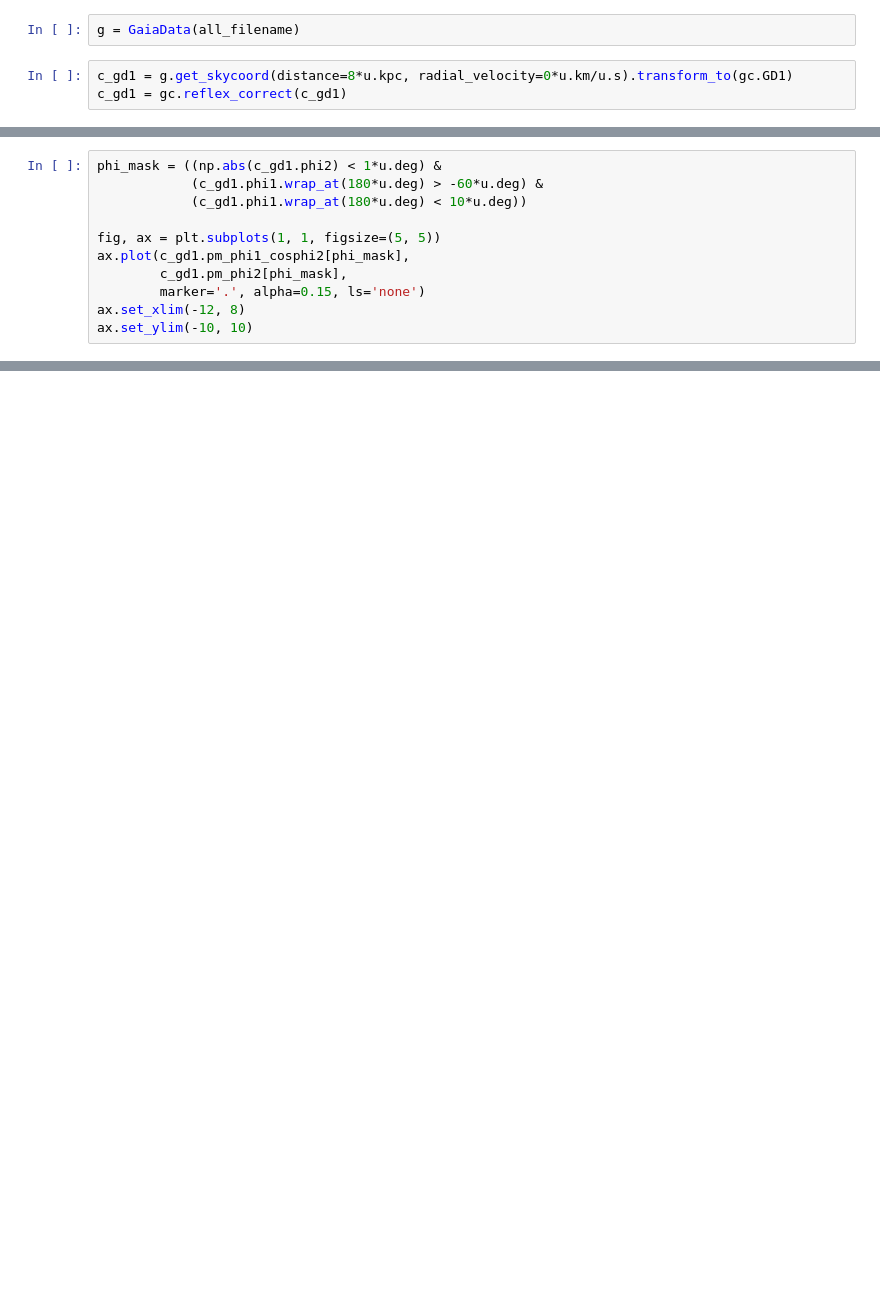
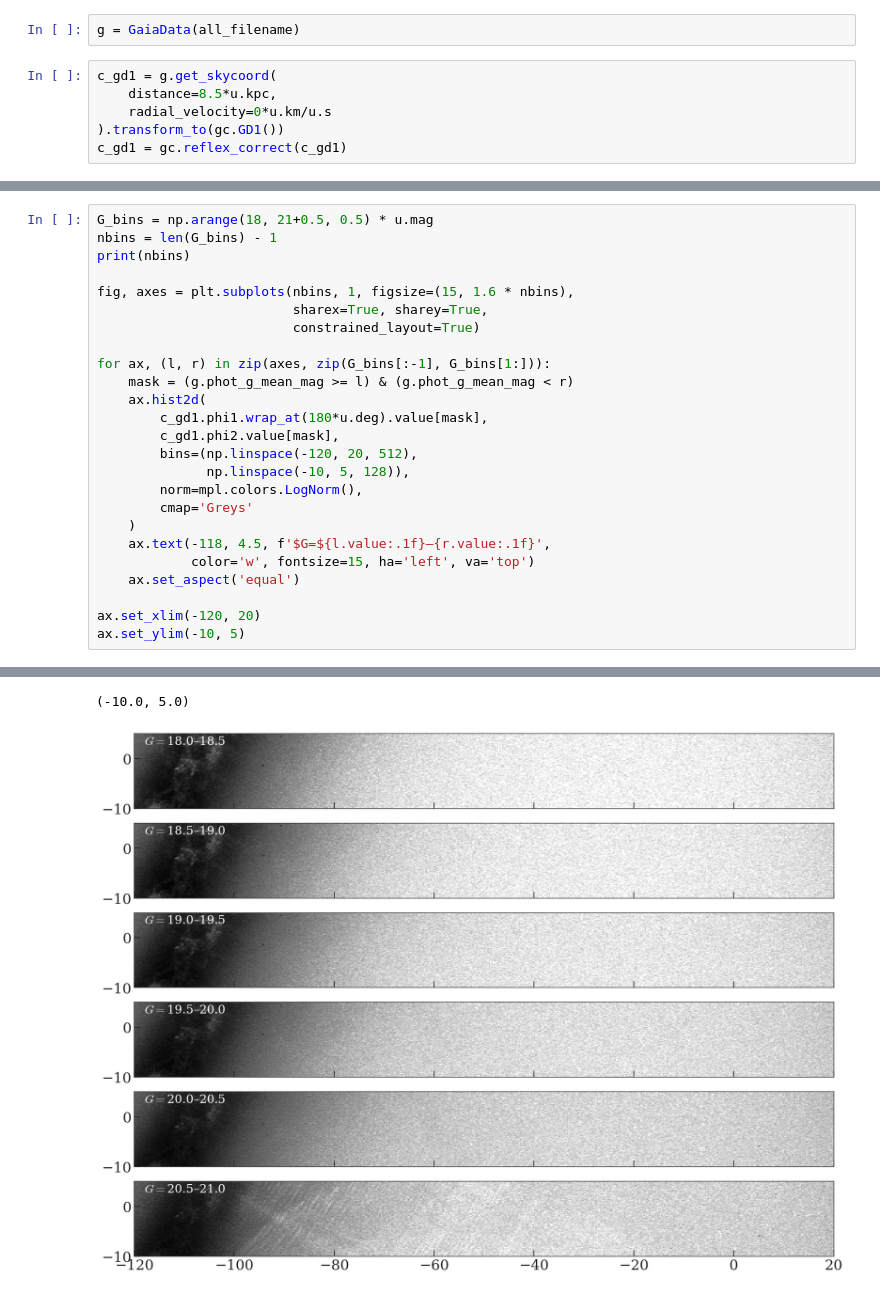
Before and after one commit to adrn/gd1-dr3, a Jupyter notebook: notebooks/1-GD1-queries.ipynb, the cells around one changed output, grey strips where cells are left out. Drawn from its saved outputs; the diff is of its cells as text; blank space fills up the shorter version.

```diff
--- a/notebooks/1-GD1-queries.ipynb
+++ b/notebooks/1-GD1-queries.ipynb
@@ -91,7 +134,10 @@ if not path.exists(all_filename):
 # %%
 g = GaiaData(all_filename)
 # %%
-c_gd1 = g.get_skycoord(distance=8*u.kpc, radial_velocity=0*u.km/u.s).transform_to(gc.GD1)
+c_gd1 = g.get_skycoord(
+    distance=8.5*u.kpc,
+    radial_velocity=0*u.km/u.s
+).transform_to(gc.GD1())
 c_gd1 = gc.reflex_correct(c_gd1)
 # %%
 fig, ax = plt.subplots(1, 1, figsize=(15, 5))
@@ -107,11 +155,26 @@ ax.set_aspect('equal')
-# %%
-phi_mask = ((np.abs(c_gd1.phi2) < 1*u.deg) &
-            (c_gd1.phi1.wrap_at(180*u.deg) > -60*u.deg) &
-            (c_gd1.phi1.wrap_at(180*u.deg) < 10*u.deg))
-
-fig, ax = plt.subplots(1, 1, figsize=(5, 5))
-ax.plot(c_gd1.pm_phi1_cosphi2[phi_mask],
-        c_gd1.pm_phi2[phi_mask],
-        marker='.', alpha=0.15, ls='none')
-ax.set_xlim(-12, 8)
-ax.set_ylim(-10, 10)
+# %%
+G_bins = np.arange(18, 21+0.5, 0.5) * u.mag
+nbins = len(G_bins) - 1
+print(nbins)
+
+fig, axes = plt.subplots(nbins, 1, figsize=(15, 1.6 * nbins),
+                         sharex=True, sharey=True,
+                         constrained_layout=True)
+
+for ax, (l, r) in zip(axes, zip(G_bins[:-1], G_bins[1:])):
+    mask = (g.phot_g_mean_mag >= l) & (g.phot_g_mean_mag < r)
+    ax.hist2d(
+        c_gd1.phi1.wrap_at(180*u.deg).value[mask],
+        c_gd1.phi2.value[mask],
+        bins=(np.linspace(-120, 20, 512),
+              np.linspace(-10, 5, 128)),
+        norm=mpl.colors.LogNorm(),
+        cmap='Greys'
+    )
+    ax.text(-118, 4.5, f'$G=${l.value:.1f}–{r.value:.1f}',
+            color='w', fontsize=15, ha='left', va='top')
+    ax.set_aspect('equal')
+
+ax.set_xlim(-120, 20)
+ax.set_ylim(-10, 5)
+# %% [output]
@@ -117,0 +182,2 @@ ax.set_ylim(-10, 10)
+(-10.0, 5.0)
+[figure, added]
```
Also changed, not shown: parts of 12 cells of this notebook, 1 other file.
